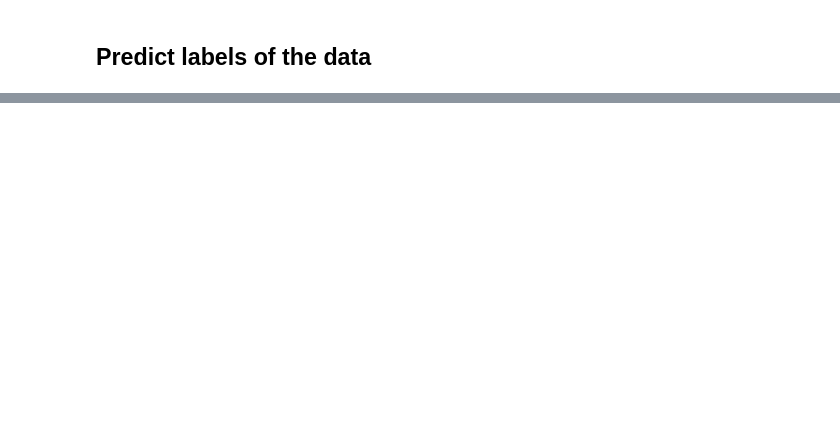
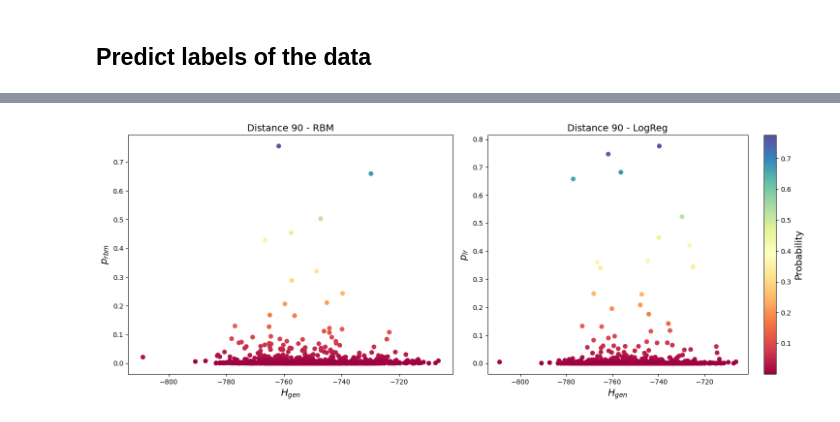
Before and after one commit to spqb/thermostable-ribozymes, a Jupyter notebook: notebooks/test_MNIST_model.ipynb, the cells around one changed output, grey strips where cells are left out. Cells and saved outputs as stored; diff of their text form; code cells hidden in the pictures; blank space fills up the shorter version.

```diff
--- a/notebooks/test_MNIST_model.ipynb
+++ b/notebooks/test_MNIST_model.ipynb
@@ -184,0 +483,24 @@ Test accuracy: 0.902999997138977
+# %%
+distance_plot = 90
+fontsize = 14
+
+Hgen_vals = distance_to_energies[distance_plot]["Hgen"]
+p_rbm_vals = distance_to_energies[distance_plot]["p_rbm"]
+p_lr_vals = distance_to_energies[distance_plot]["p_lr"]
+
+fig, ax = plt.subplots(1, 2, figsize=(15, 6), dpi=100)
+sc = ax[0].scatter(Hgen_vals, p_rbm_vals, c=p_rbm_vals, cmap="Spectral", label=f"Distance {distance_plot}")
+ax[0].set_xlabel(r"$H_{gen}$", fontsize=fontsize)
+ax[0].set_ylabel(r"$p_{rbm}$", fontsize=fontsize)
+ax[0].set_title(f"Distance {distance_plot} - RBM", fontsize=fontsize)
+
+sc = ax[1].scatter(Hgen_vals, p_lr_vals, c=p_lr_vals, cmap="Spectral", label=f"Distance {distance_plot}")
+ax[1].set_xlabel(r"$H_{gen}$", fontsize=fontsize)
+ax[1].set_ylabel(r"$p_{lr}$", fontsize=fontsize)
+ax[1].set_title(f"Distance {distance_plot} - LogReg", fontsize=fontsize)
+
+cbar = plt.colorbar(sc, ax=ax[1])
+cbar.set_label(r"Probability", fontsize=fontsize)
+fig.tight_layout()
+# %% [output]
+[figure, added]
```
Also changed, not shown: parts of 18 cells of this notebook, 1 other file.
